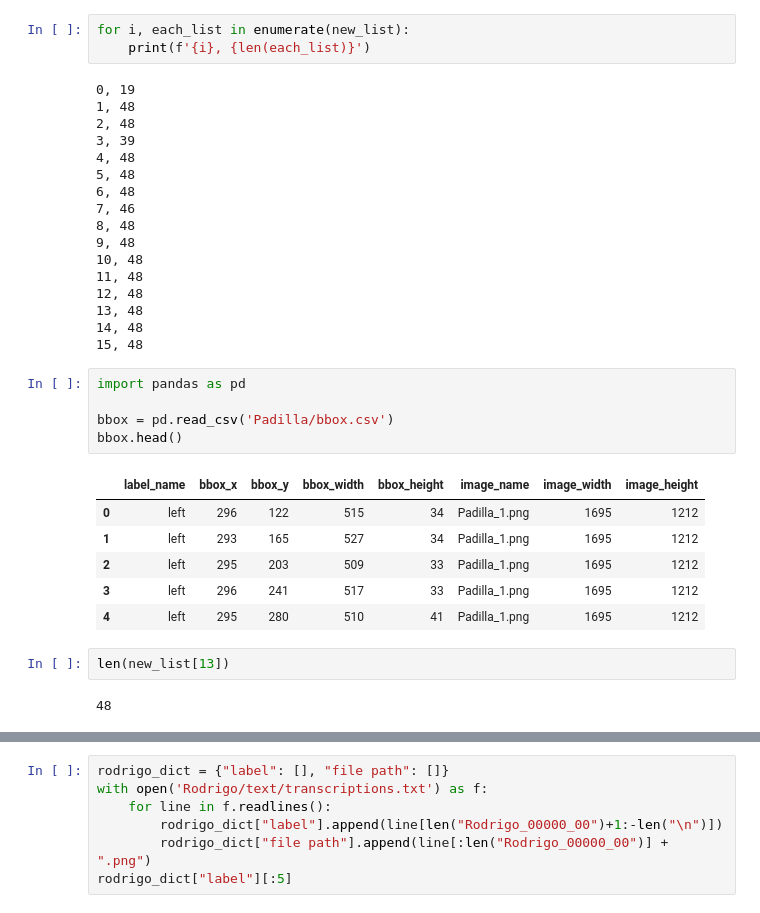
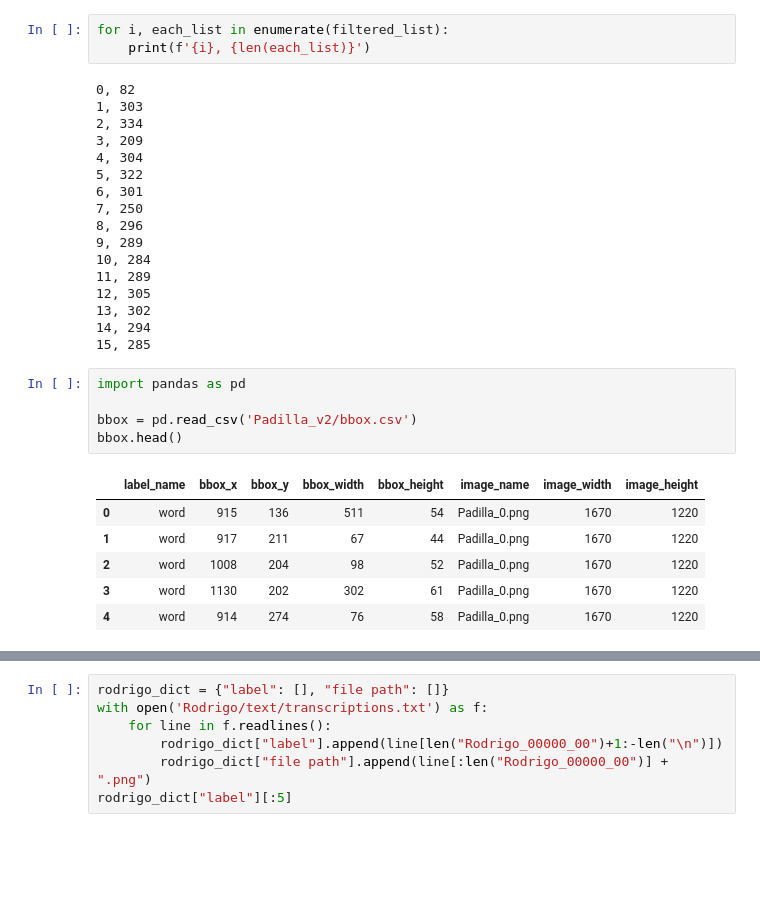
Before and after one commit to yamanoko/SeqCLR_RenaissanceSpanish, a Jupyter notebook: make_dataset.ipynb, the cells around one changed output, grey strips where cells are left out. Saved outputs shown, nothing was run; the diff lists cells and outputs as text; blank space fills up the shorter version.

Commit message:
train decoder for word-level recognition

```diff
--- a/make_dataset.ipynb
+++ b/make_dataset.ipynb
@@ -126,39 +151,35 @@ new_list
 # %%
-for i, each_list in enumerate(new_list):
+for i, each_list in enumerate(filtered_list):
     print(f'{i}, {len(each_list)}')
 # %% [output]
-0, 19
-1, 48
-2, 48
-3, 39
-4, 48
-5, 48
-6, 48
-7, 46
-8, 48
-9, 48
-10, 48
-11, 48
-12, 48
-13, 48
-14, 48
-15, 48
+0, 82
+1, 303
+2, 334
+3, 209
+4, 304
+5, 322
+6, 301
+7, 250
+8, 296
+9, 289
+10, 284
+11, 289
+12, 305
+13, 302
+14, 294
+15, 285
 # %%
 import pandas as pd
 
-bbox = pd.read_csv('Padilla/bbox.csv')
+bbox = pd.read_csv('Padilla_v2/bbox.csv')
 bbox.head()
 # %% [output]
 |  | label_name | bbox_x | bbox_y | bbox_width | bbox_height | image_name | image_width | image_height |
-| 0 | left | 296 | 122 | 515 | 34 | Padilla_1.png | 1695 | 1212 |
-| 1 | left | 293 | 165 | 527 | 34 | Padilla_1.png | 1695 | 1212 |
-| 2 | left | 295 | 203 | 509 | 33 | Padilla_1.png | 1695 | 1212 |
-| 3 | left | 296 | 241 | 517 | 33 | Padilla_1.png | 1695 | 1212 |
-| 4 | left | 295 | 280 | 510 | 41 | Padilla_1.png | 1695 | 1212 |
+| 0 | word | 915 | 136 | 511 | 54 | Padilla_0.png | 1670 | 1220 |
+| 1 | word | 917 | 211 | 67 | 44 | Padilla_0.png | 1670 | 1220 |
+| 2 | word | 1008 | 204 | 98 | 52 | Padilla_0.png | 1670 | 1220 |
+| 3 | word | 1130 | 202 | 302 | 61 | Padilla_0.png | 1670 | 1220 |
+| 4 | word | 914 | 274 | 76 | 58 | Padilla_0.png | 1670 | 1220 |
-# %%
-len(new_list[13])
-# %% [output]
-48
 # %%
 import cv2
 
```
Also changed, not shown: parts of 26 cells of this notebook, 4 other files.
